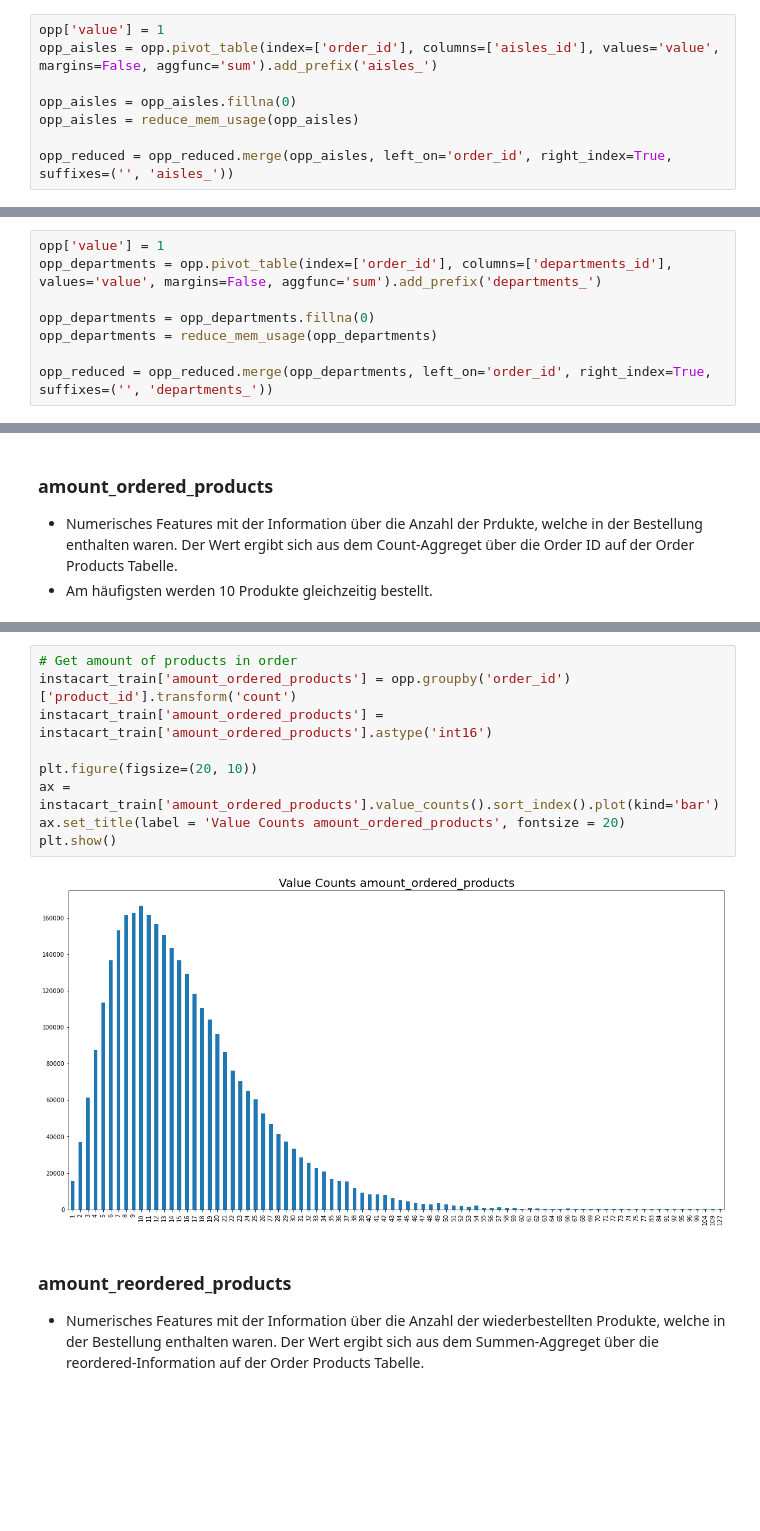
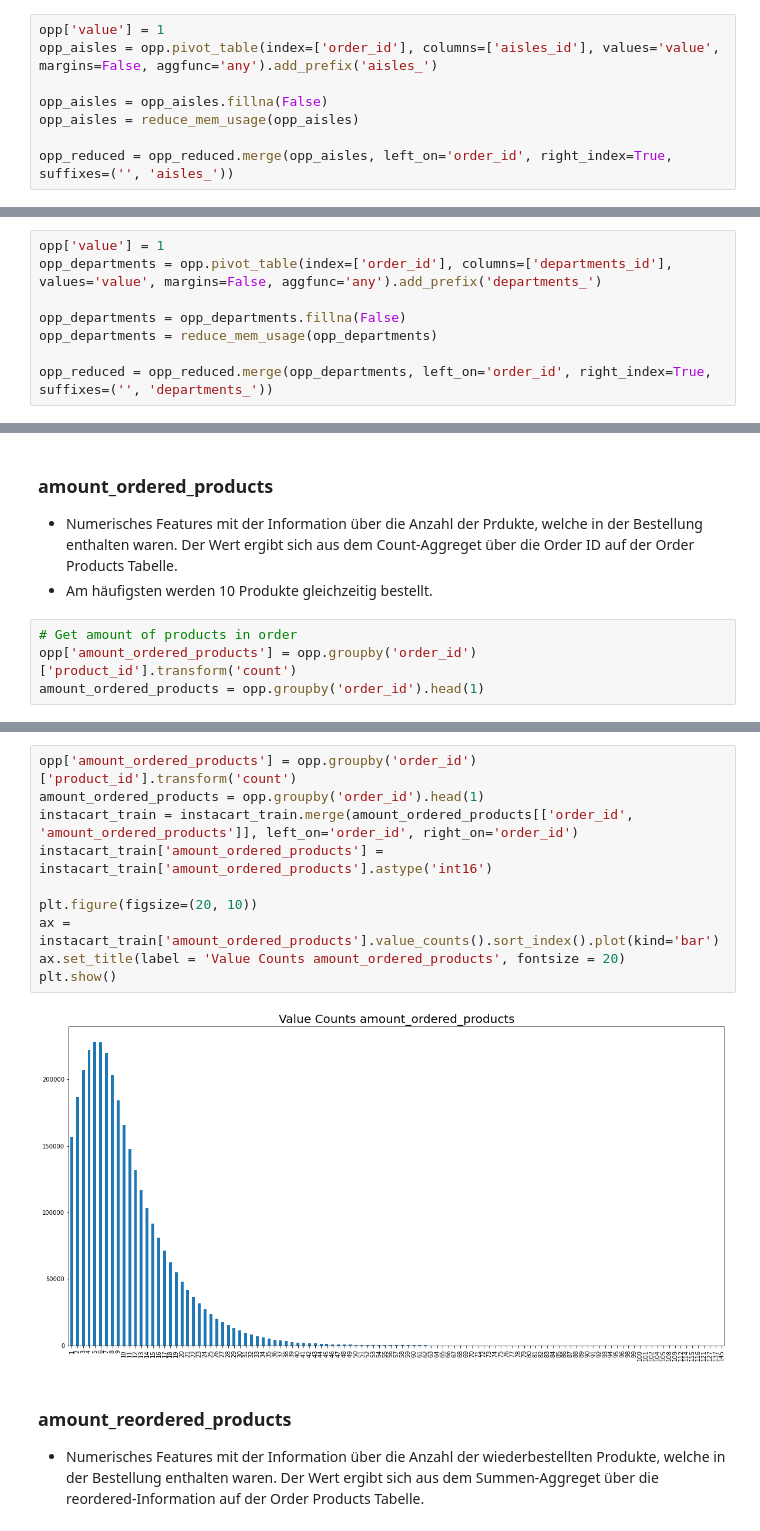
Before and after one commit to JonasHauth/Instacart-Tip-Prediction---Gruppe-6, a Jupyter notebook: Tip_Prediction_Instacart.ipynb, the cells around one changed output, grey strips where cells are left out. Saved outputs shown, nothing was run; the diff lists cells and outputs as text; blank space fills up the shorter version.

```diff
--- a/Tip_Prediction_Instacart.ipynb
+++ b/Tip_Prediction_Instacart.ipynb
@@ -122,9 +125,9 @@ products_aisles = products.drop(columns=['product_name', 'department_id']).set_i
 opp['aisles_id'] = opp['product_id'].map(products_aisles, na_action='ignore')
 # %%
 opp['value'] = 1
-opp_aisles = opp.pivot_table(index=['order_id'], columns=['aisles_id'], values='value', margins=False, aggfunc='sum').add_prefix('aisles_')
+opp_aisles = opp.pivot_table(index=['order_id'], columns=['aisles_id'], values='value', margins=False, aggfunc='any').add_prefix('aisles_')
 
-opp_aisles = opp_aisles.fillna(0)
+opp_aisles = opp_aisles.fillna(False)
 opp_aisles = reduce_mem_usage(opp_aisles)
 
 opp_reduced = opp_reduced.merge(opp_aisles, left_on='order_id', right_index=True, suffixes=('', 'aisles_'))
@@ -133,8 +136,8 @@ Memory usage of dataframe is 3311.22 MB
 # %%
 opp['value'] = 1
-opp_departments = opp.pivot_table(index=['order_id'], columns=['departments_id'], values='value', margins=False, aggfunc='sum').add_prefix('departments_')
+opp_departments = opp.pivot_table(index=['order_id'], columns=['departments_id'], values='value', margins=False, aggfunc='any').add_prefix('departments_')
 
-opp_departments = opp_departments.fillna(0)
+opp_departments = opp_departments.fillna(False)
 opp_departments = reduce_mem_usage(opp_departments)
 
 opp_reduced = opp_reduced.merge(opp_departments, left_on='order_id', right_index=True, suffixes=('', 'departments_'))
@@ -310,3 +313,7 @@ plt.show()
 ### amount_ordered_products
 - Numerisches Features mit der Information über die Anzahl der Prdukte, welche in der Bestellung enthalten waren. Der Wert ergibt sich aus dem Count-Aggreget über die Order ID auf der Order Products Tabelle.
 - Am häufigsten werden 10 Produkte gleichzeitig bestellt.
+# %%
+# Get amount of products in order
+opp['amount_ordered_products'] = opp.groupby('order_id')['product_id'].transform('count')
+amount_ordered_products = opp.groupby('order_id').head(1)
@@ -313,14 +336,15 @@ plt.show()
 # %%
-# Get amount of products in order
-instacart_train['amount_ordered_products'] = opp.groupby('order_id')['product_id'].transform('count')
+opp['amount_ordered_products'] = opp.groupby('order_id')['product_id'].transform('count')
+amount_ordered_products = opp.groupby('order_id').head(1)
+instacart_train = instacart_train.merge(amount_ordered_products[['order_id', 'amount_ordered_products']], left_on='order_id', right_on='order_id')
 instacart_train['amount_ordered_products'] = instacart_train['amount_ordered_products'].astype('int16')
 
 plt.figure(figsize=(20, 10))
 ax = instacart_train['amount_ordered_products'].value_counts().sort_index().plot(kind='bar')
 ax.set_title(label = 'Value Counts amount_ordered_products', fontsize = 20)
 plt.show()
 # %% [output]
-[figure, old version]
+[figure, new version]
 # %% [markdown]
 ### amount_reordered_products
 - Numerisches Features mit der Information über die Anzahl der wiederbestellten Produkte, welche in der Bestellung enthalten waren. Der Wert ergibt sich aus dem Summen-Aggreget über die reordered-Information auf der Order Products Tabelle.
```
Also changed, not shown: parts of 87 cells of this notebook.
